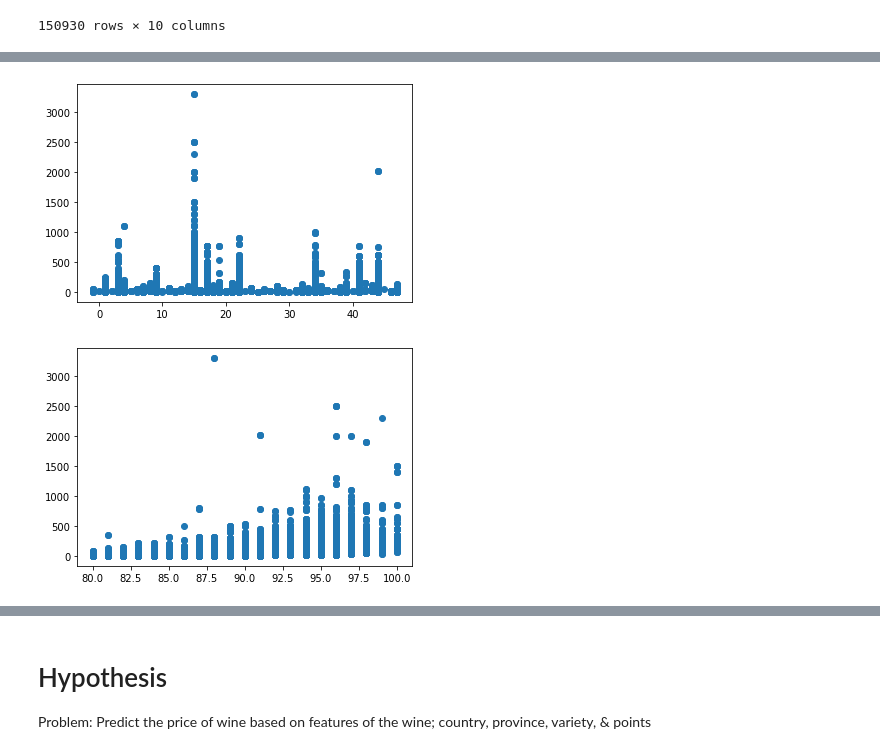
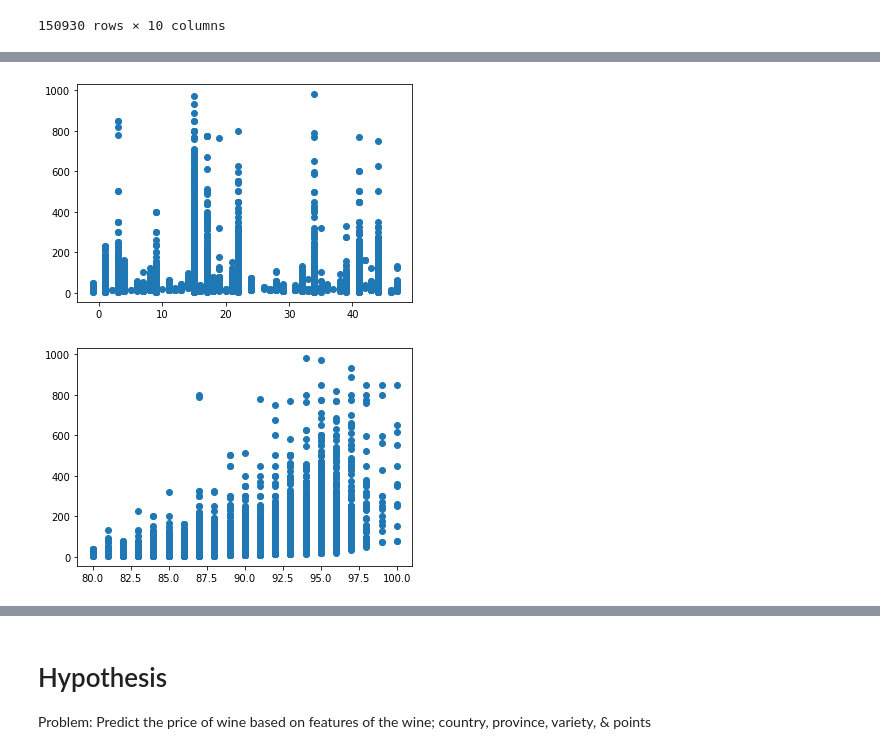
Before and after one commit to miladdavoodi9/Wine_Pricing_Model, a Jupyter notebook: WineProject.ipynb, the cells around one changed output, grey strips where cells are left out. Saved outputs shown, nothing was run; the diff lists cells and outputs as text; code cells hidden in the pictures.

```diff
--- a/WineProject.ipynb
+++ b/WineProject.ipynb
@@ -62,7 +45,7 @@ df3.head()
 | 3 | US | Pineapple rind, lemon pith and or... | Reserve Late Harvest | 87 | 13.0 | Michigan | Lake Michigan Shore | None | Riesling | St. Julian |
 | 4 | US | Much like the regular bottling fr... | Vintner's Reserve Wild Child Block | 87 | 65.0 | Oregon | Willamette Valley | Willamette Valley | Pinot Noir | Sweet Cheeks |
 # %%
-winedf = pd.concat([df1, df2, df3], axis=0)
+winedf = pd.concat([df_test, df2, df3], axis=0)
 # %%
 winedf.drop(columns="Unnamed: 0")
 # %% [output]
@@ -137,7 +134,12 @@ How many wines are priced
 # %%
 ml = finalwinedf[finalwinedf['price'].notna()]
+ml = ml.assign(id=(ml['taster_name']).astype('category').cat.codes)
+ml = ml.rename(columns={'id': 'taster_id'})
+ml = ml.loc[:, ['taster_id', 'country', 'description', 'points', 'price' ,'province', 'taster_name', 'variety', 'winery']]
+ml.price = ml.price.astype(int)
 ml = ml.assign(id=(ml['country']).astype('category').cat.codes)
-ml = ml.loc[:, ['id', 'country', 'description', 'designation', 'points', 'price' ,'province', 'region_1', 'region_2', 'taster_name', 'variety', 'title', 'winery']]
-ml.price = ml.price.astype(int)
+ml = ml.rename(columns={'id': 'country_id'})
+ml = ml.loc[:, ['country_id', 'country', 'description', 'points', 'price' ,'province', 'taster_name', 'taster_id', 'variety', 'winery']]
+ml = ml.dropna(subset=['taster_name'])
 ml
 # %% [output]
@@ -156,0 +159,11 @@ ml
+# %%
+#Create the vins in which Data will be held
+bins = [0, 10, 20, 30, 40, 50, 60, 70, 80, 90, 100, 200, 300, 400, 500, 600, 700, 800, 900, 1000]
+
+#Create the names for the four bins
+group_names = [0, 10, 20, 30, 40, 50, 60, 70, 80, 90, 100, 200, 300, 400, 500, 600, 700, 800, 900]
+
+#Cut data into the assigned bins
+ml["price_bin"] = pd.cut(ml["price"], bins, labels=group_names)
+
+ml
@@ -156,0 +191,7 @@ ml
+# %%
+ml_2 = ml.loc[:,['country_id', 'taster_id', 'points', 'price', 'price_bin']]
+ml_2 = ml_2[ml_2['price'] < 1000]
+ml_2.price_bin = ml_2.price_bin.astype(int)
+
+
+ml_2
@@ -195,12 +255,12 @@ Name: price, dtype: float64
 # %%
 #country vs price
-plt.scatter(ml['id'], ml['price'])
+plt.scatter(ml_2['country_id'], ml_2['price'])
 plt.show()
 # %% [output]
-[figure, old version]
+[figure, new version]
 # %%
 #points vs price
-plt.scatter(ml['points'], ml['price'])
+plt.scatter(ml_2['points'], ml_2['price'])
 plt.show()
 # %% [output]
-[figure, old version]
+[figure, new version]
```
Also changed, not shown: parts of 28 cells of this notebook.
